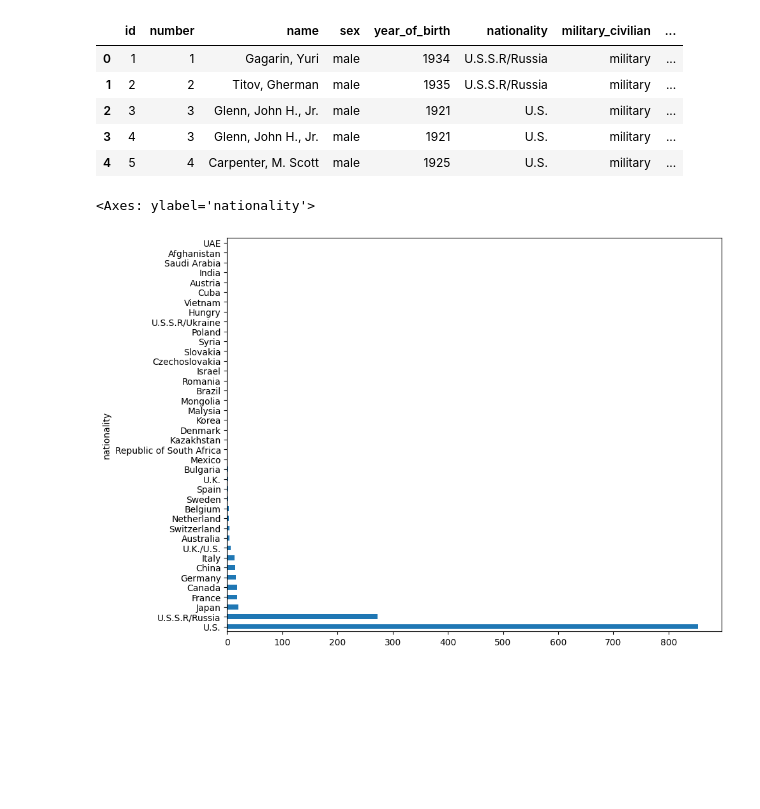
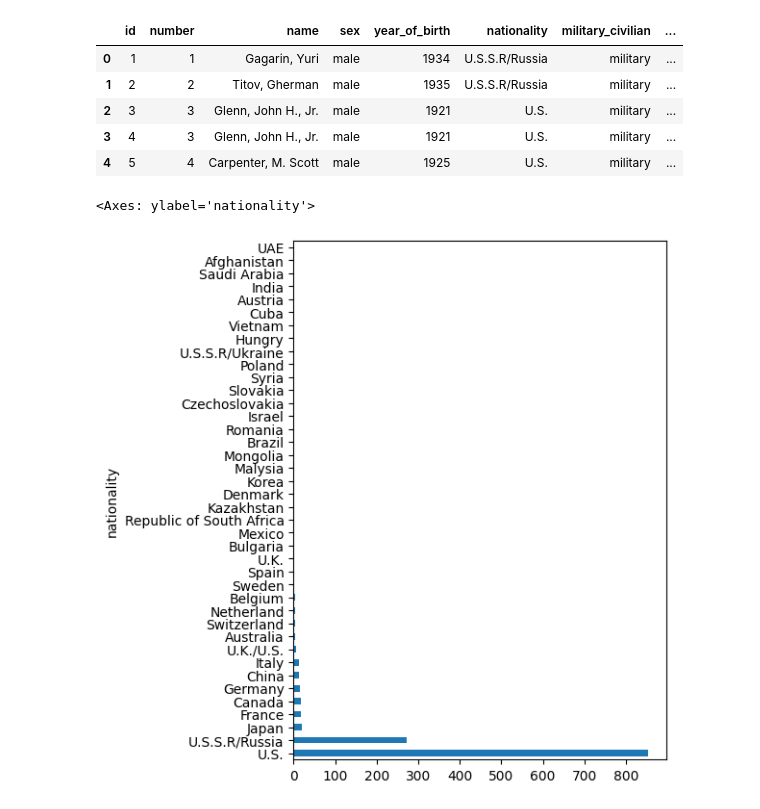
Before and after one commit to com-480-data-visualization/AOE, a Jupyter notebook: Data Analysis.ipynb, the cells around one changed output. Saved outputs shown, nothing was run; the diff lists cells and outputs as text; code cells hidden in the pictures; blank space fills up the shorter version.

```diff
--- a/Data Analysis.ipynb
+++ b/Data Analysis.ipynb
@@ -126,10 +126,10 @@ df1.head()
 | 4 | 5 | 4 | Carpenter, M. Scott | male | 1925 | U.S. | military | ... |
 # %%
 nationality = df1['nationality'].value_counts()
-plt.figure(figsize=(10, 8))
+plt.figure(figsize=(5, 7))
 nationality.plot(kind='barh')
 # %% [output]
 <Axes: ylabel='nationality'>
-[figure, old version]
+[figure, new version]
 # %%
 type_of_mission = df1['military_civilian'].value_counts()
```
Also changed, not shown: parts of 1 cell of this notebook.
